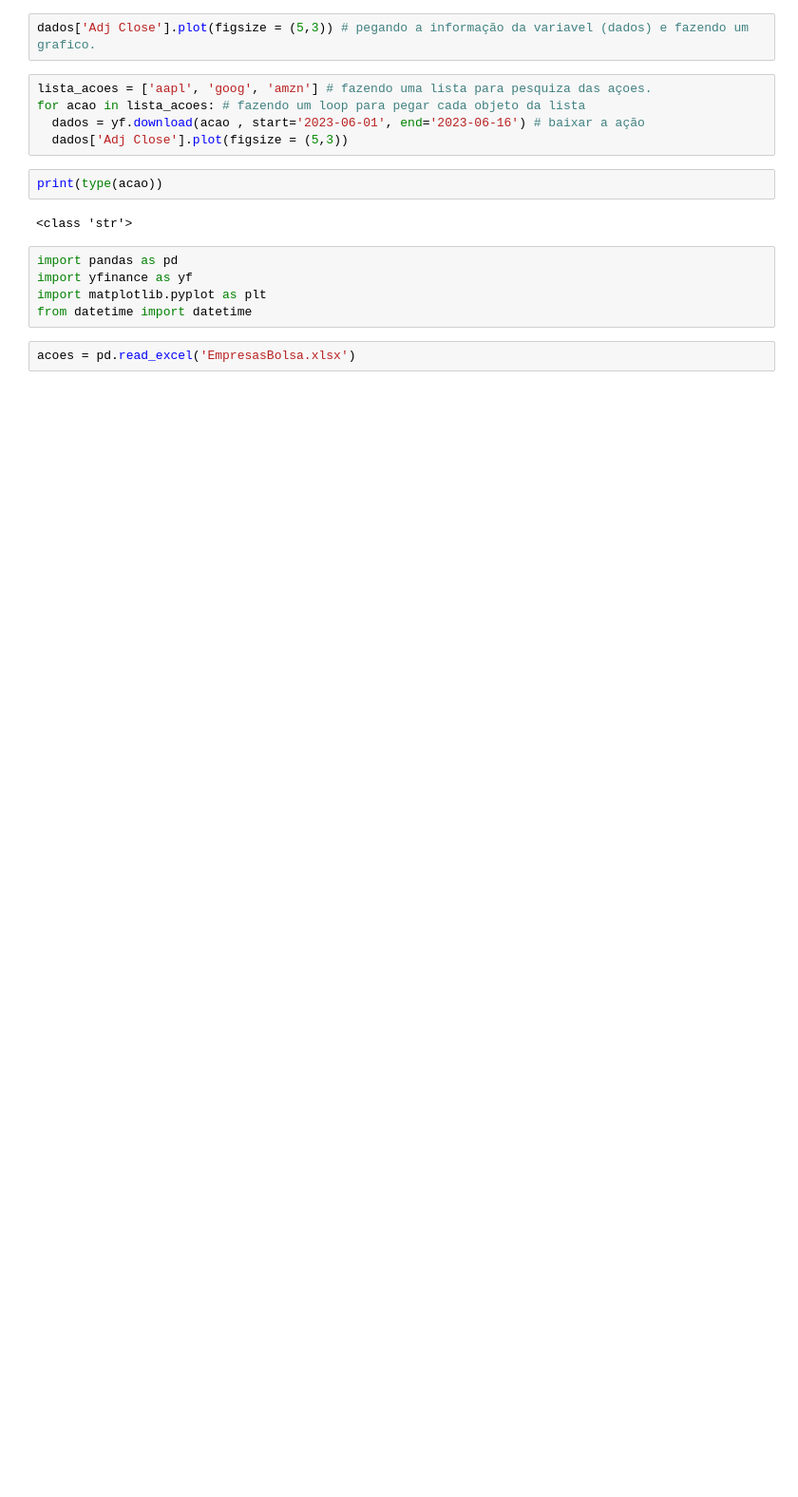
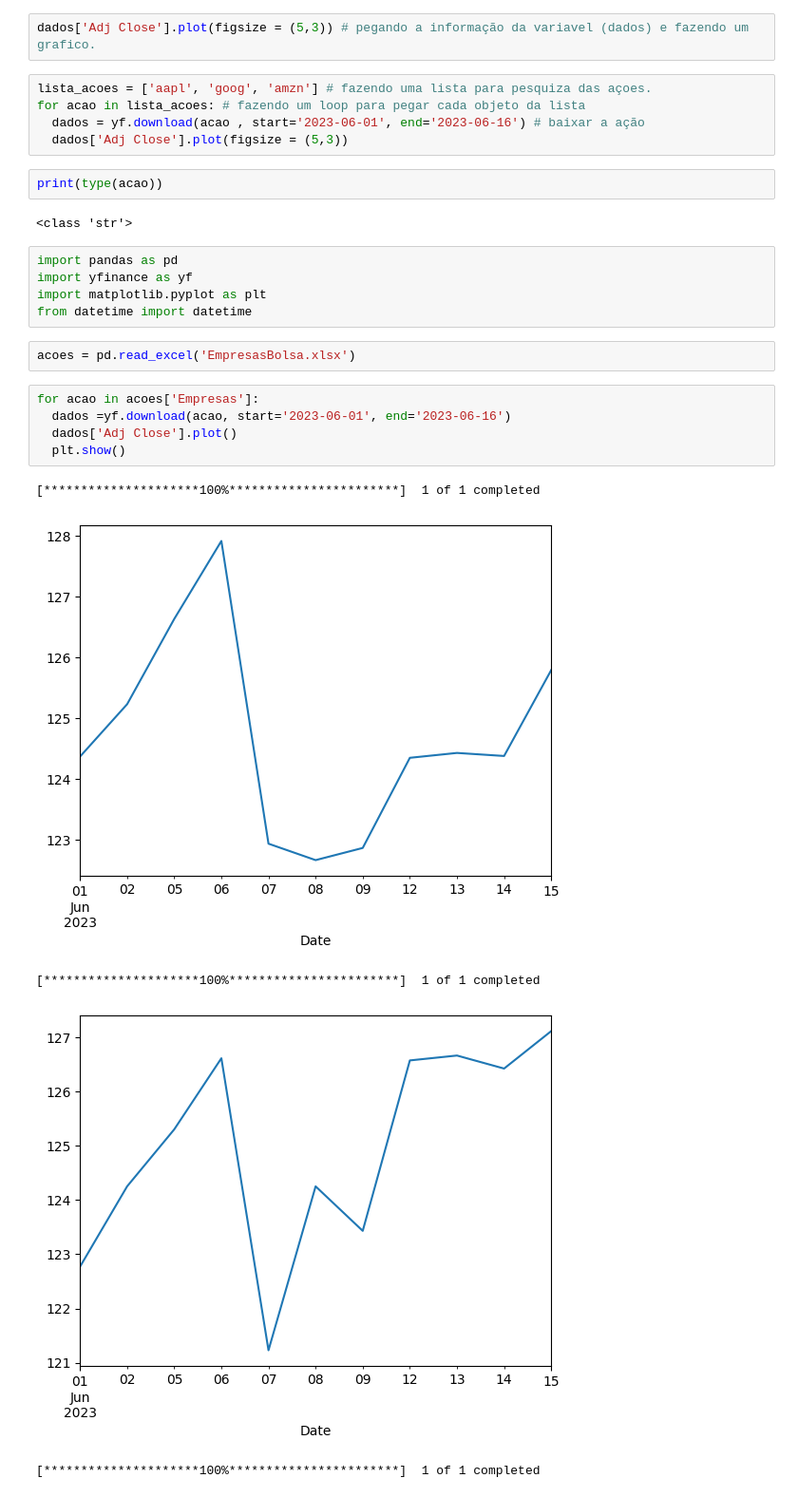
Before and after one commit to joseccna/Ola-Mundo, a Jupyter notebook: Finaceiro.ipynb, the cells around one changed output. Shown at 95% size. Saved outputs shown, nothing was run; the diff lists cells and outputs as text; blank space fills up the shorter version.

```diff
--- a/Finaceiro.ipynb
+++ b/Finaceiro.ipynb
@@ -31,3 +31,14 @@ import matplotlib.pyplot as plt
 from datetime import datetime
 # %%
 acoes = pd.read_excel('EmpresasBolsa.xlsx')
+# %%
+for acao in acoes['Empresas']:
+  dados =yf.download(acao, start='2023-06-01', end='2023-06-16')
+  dados['Adj Close'].plot()
+  plt.show()
+# %% [output]
+[*********************100%***********************]  1 of 1 completed
+[figure, added]
+[*********************100%***********************]  1 of 1 completed
+[figure, added]
+[*********************100%***********************]  1 of 1 completed
```
Also changed, not shown: parts of 1 cell of this notebook.
